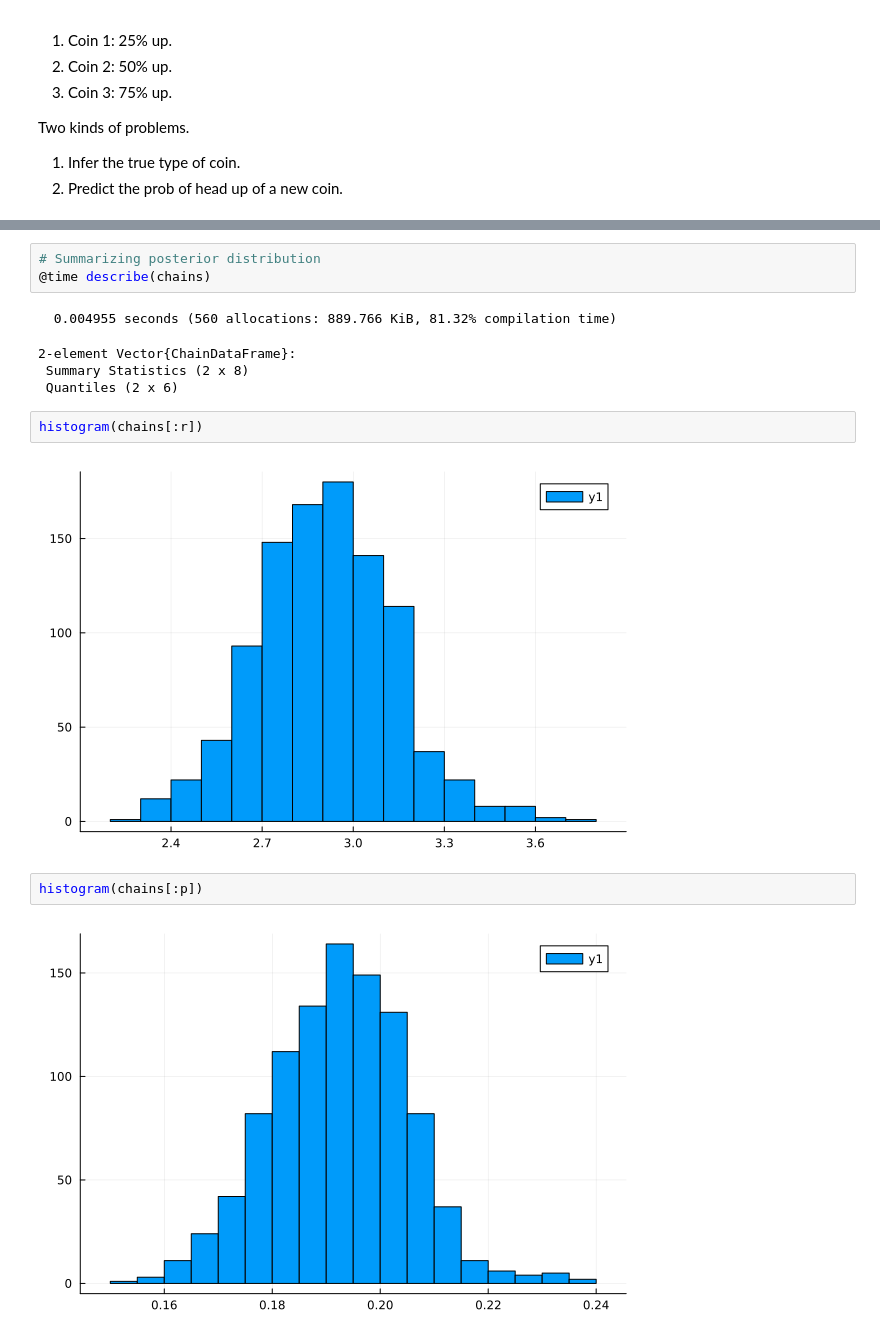
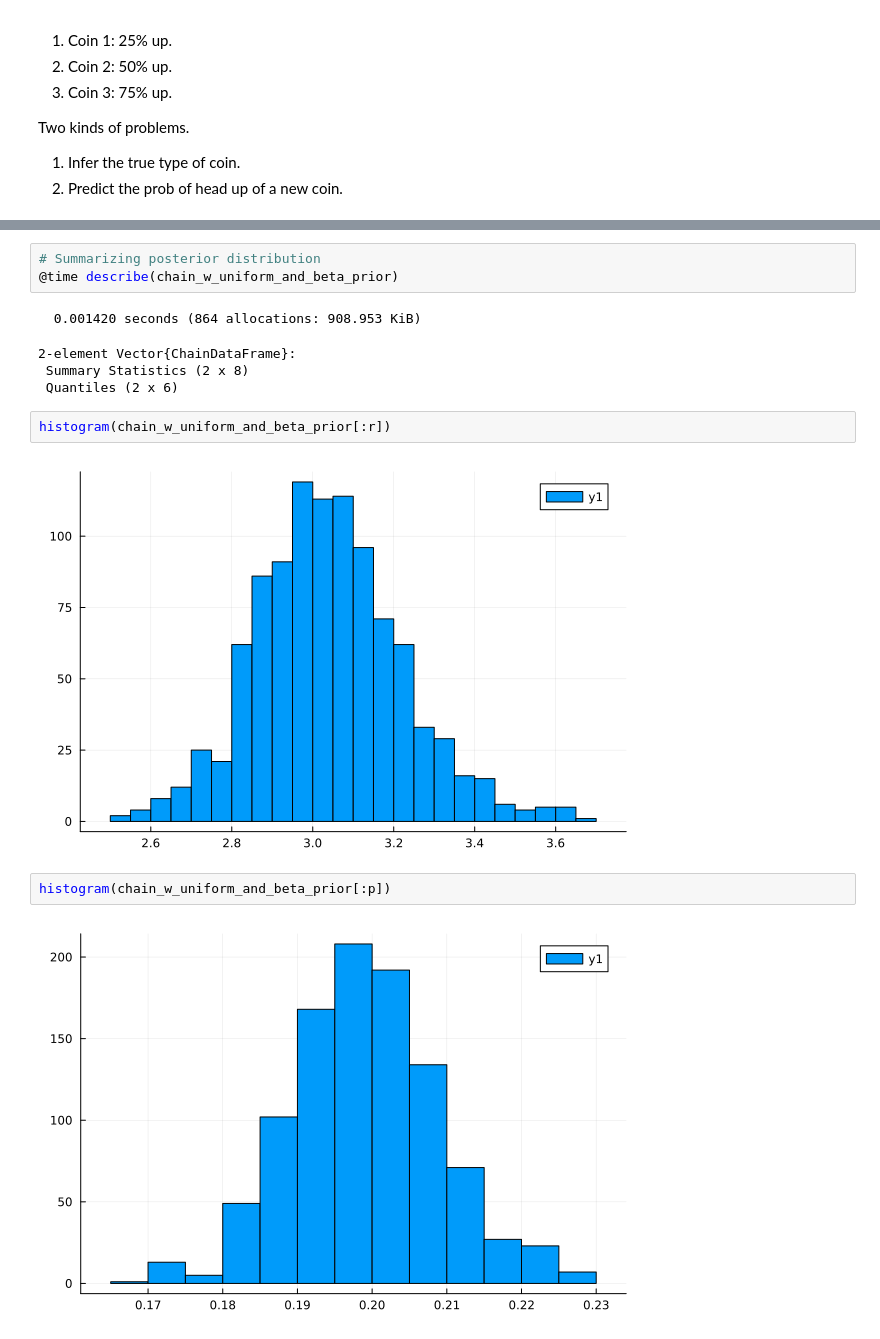
Before and after one commit to polyactis/julia-prob-programming, a Jupyter notebook: Turing-Quickstart-Beta-Bernoulli.ipynb, the cells around one changed output, grey strips where cells are left out. Saved outputs shown, nothing was run; the diff lists cells and outputs as text.

Commit message:
add a new NB bayes model with a beta prior for p and Gamma prior for r upgrade Julia to 1.9.1

```diff
--- a/Turing-Quickstart-Beta-Bernoulli.ipynb
+++ b/Turing-Quickstart-Beta-Bernoulli.ipynb
@@ -396,16 +417,16 @@ Summary Statistics
 # %%
 # Summarizing posterior distribution
-@time describe(chains)
+@time describe(chain_w_uniform_and_beta_prior)
 # %% [output]
-  0.004955 seconds (560 allocations: 889.766 KiB, 81.32% compilation time)
+  0.001420 seconds (864 allocations: 908.953 KiB)
 2-element Vector{ChainDataFrame}:
  Summary Statistics (2 x 8)
  Quantiles (2 x 6)
 # %%
-histogram(chains[:r])
+histogram(chain_w_uniform_and_beta_prior[:r])
 # %% [output]
-[figure, old version]
+[figure, new version]
 # %%
-histogram(chains[:p])
+histogram(chain_w_uniform_and_beta_prior[:p])
 # %% [output]
-[figure, old version]
+[figure, new version]
```
Also changed, not shown: parts of 11 cells of this notebook, 2 other files.
